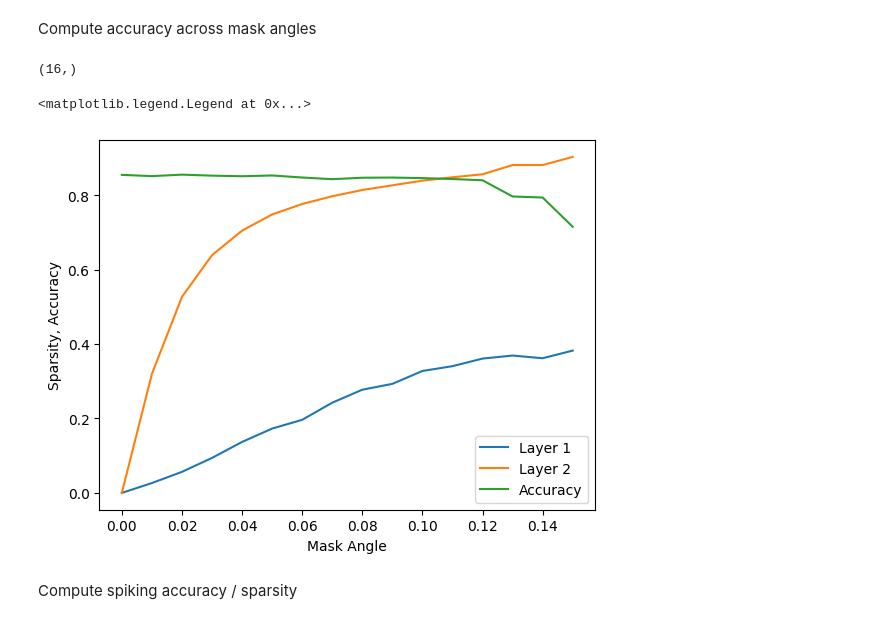
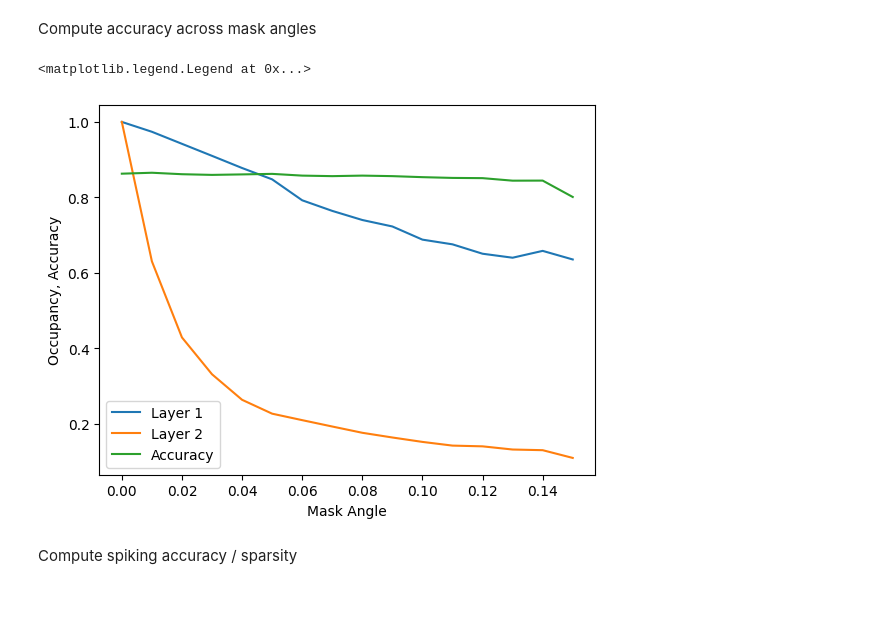
Before and after one commit to wilkieolin/phasor_jax, a Jupyter notebook: sparsity test.ipynb, the cells around one changed output. Saved outputs shown, nothing was run; the diff lists cells and outputs as text; code cells hidden in the pictures.

```diff
--- a/sparsity test.ipynb
+++ b/sparsity test.ipynb
@@ -149,7 +150,7 @@ train_fn = lambda x: train_model(model,
                                dataset = train,
                                optimizer = opt,
                                loss_fn = loss_fn,
-                               batches = 1000,
+                               batches = 2000,
                                mask_angle = x)
 
 results = list(map(train_fn, mask_angles))
@@ -162,3 +167,5 @@ plt.semilogy(all_losses.transpose());
+# %%
+all_params = p.load(open("params_maskangle.p", "rb"))
 # %% [markdown]
 # Test
 # %%
@@ -184,10 +191,10 @@ def dispatch_evaluation(eval_fn, all_parameters, mask_angles):
 
 
     def inner_fn(i):
-        parameters = all_parameters[i][0]
+        parameters = all_parameters[i]
         mask_angle = mask_angles[i]
 
-        results = [eval_fn(b, parameters, mask_angle) for b in iter(test_ds)]
+        results = [eval_fn(b, parameters, mask_angle) for b in tqdm(iter(test_ds))]
         acc = np.mean(jnp.concatenate([b[0] for b in results]))
         sparsity = np.mean(jnp.stack([np.array(b[1]) for b in results], axis=0), axis=0)
 
@@ -197,27 +204,23 @@ def dispatch_evaluation(eval_fn, all_parameters, mask_angles):
 
     return all_results
 # %%
-nospk_result = dispatch_evaluation(eval_nospk, results, mask_angles)
+nospk_result = dispatch_evaluation(eval_nospk, all_params, mask_angles)
 # %% [markdown]
 Compute accuracy across mask angles
 # %%
 all_accs = nospk_result[:,0]
-# %%
-all_accs.shape
-# %% [output]
-(16,)
 # %%
 all_sparsity = nospk_result[:,1:]
 # %%
 plt.plot(mask_angles, all_sparsity[:,0], label="Layer 1")
 plt.plot(mask_angles, all_sparsity[:,1], label="Layer 2")
 plt.plot(mask_angles, all_accs, label="Accuracy")
-plt.ylabel("Sparsity, Accuracy")
+plt.ylabel("Occupancy, Accuracy")
 plt.xlabel("Mask Angle")
 plt.legend()
 # %% [output]
 <matplotlib.legend.Legend at 0x...>
-[figure, old version]
+[figure, new version]
 # %% [markdown]
 Compute spiking accuracy / sparsity
 # %%
```
Also changed, not shown: parts of 20 cells of this notebook, 5 other files.
